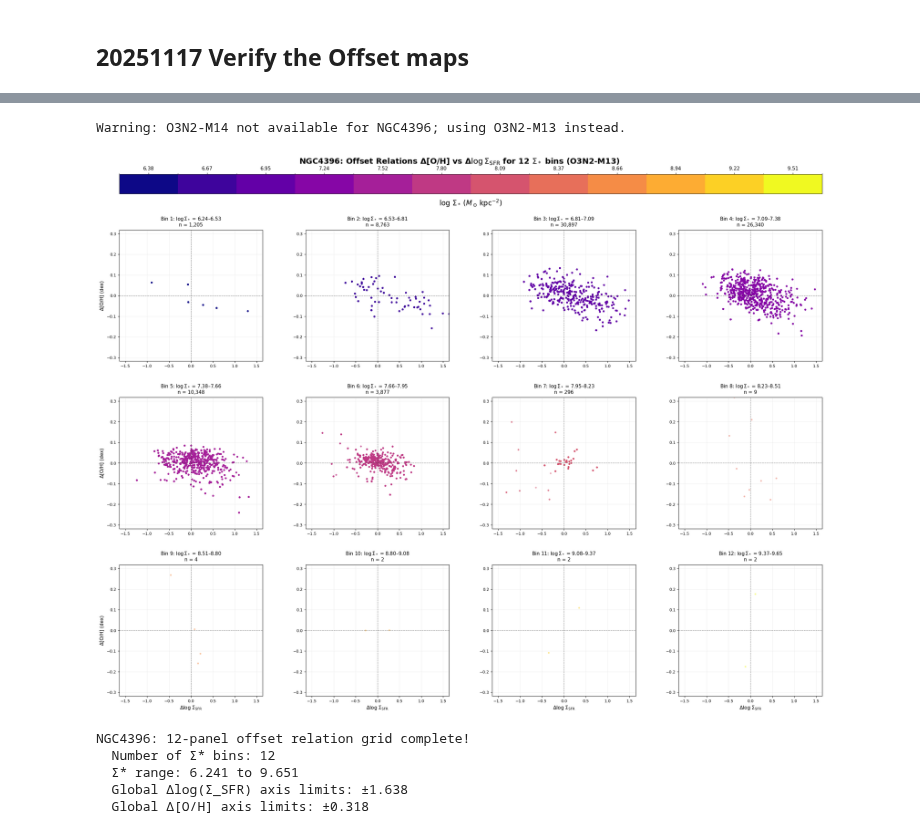
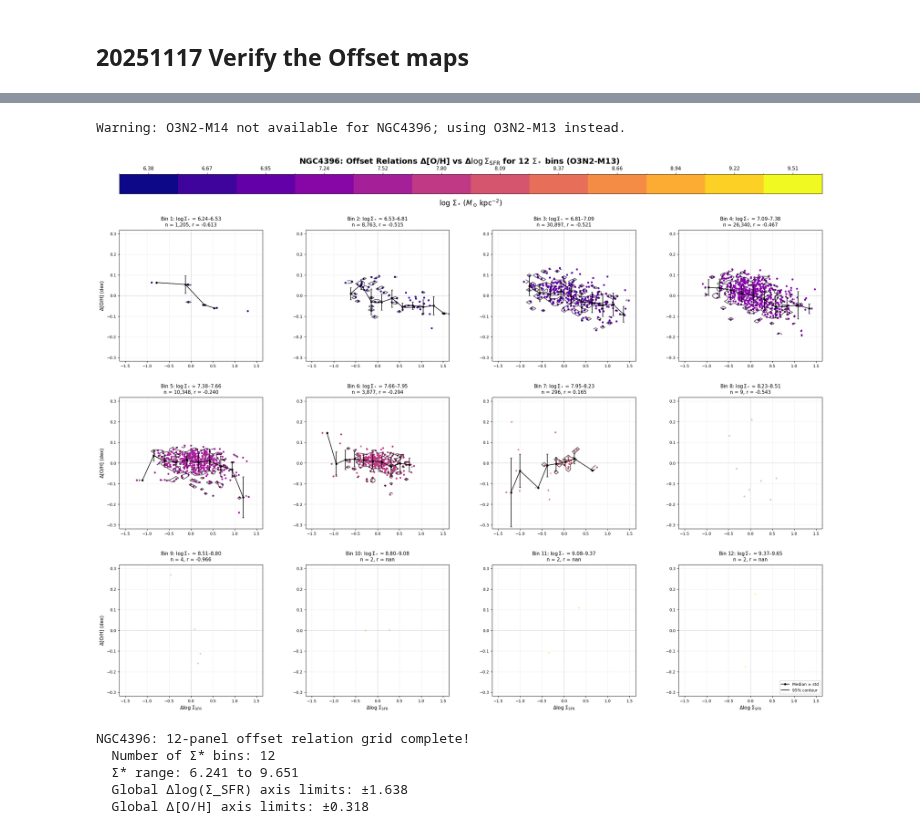
Before and after one commit to Rongjun-ANU/ICRAR-MAUVE, a Jupyter notebook: extended/20251114_NGC4396_SFR_Metallicity_Correlation_Map.ipynb, the cells around one changed output, grey strips where cells are left out. Saved outputs shown, nothing was run; the diff lists cells and outputs as text; code cells hidden in the pictures.

```diff
--- a/extended/20251114_NGC4396_SFR_Metallicity_Correlation_Map.ipynb
+++ b/extended/20251114_NGC4396_SFR_Metallicity_Correlation_Map.ipynb
@@ -1416,6 +1510,8 @@ import numpy as np
 import matplotlib.pyplot as plt
 from matplotlib.colors import BoundaryNorm
 import matplotlib.gridspec as gridspec
+from scipy.stats import pearsonr
+from matplotlib.lines import Line2D
 
 # Only focus on NGC4396 for this visualisation
 galaxies = ['NGC4396']
@@ -1543,6 +1639,13 @@ for gal in galaxies:
             sfr_offset = sfr_bin - sfr_bin_mean
             oh_offset = oh_bin - oh_bin_mean
 
+            # Calculate Pearson correlation for this bin
+            valid_corr = np.isfinite(sfr_offset) & np.isfinite(oh_offset)
+            if np.sum(valid_corr) > 2:
+                pearson_r, pearson_p = pearsonr(sfr_offset[valid_corr], oh_offset[valid_corr])
+            else:
+                pearson_r, pearson_p = np.nan, np.nan
+
             # Get color for this bin
             bin_color = cmap_discrete(norm_discrete(bin_centers[i]))
 
@@ -1550,9 +1653,68 @@ for gal in galaxies:
             ax.scatter(sfr_offset, oh_offset,
                       c=[bin_color], s=15, alpha=0.5, edgecolors='none', rasterized=True)
 
+            # ------------------------------------------------------------------
+            # Calculate median trend with std error bars
+            # ------------------------------------------------------------------
+            n_trend_bins = 10
+            if np.sum(valid_corr) > n_trend_bins:
+                sfr_bins = np.linspace(np.nanmin(sfr_offset[valid_corr]),
+                                      np.nanmax(sfr_offset[valid_corr]), n_trend_bins + 1)
+                sfr_bin_centers = (sfr_bins[:-1] + sfr_bins[1:]) / 2
+
+                medians = []
+                stds = []
+
+                for j in range(n_trend_bins):
+                    mask = (sfr_offset >= sfr_bins[j]) & (sfr_offset < sfr_bins[j+1]) & valid_corr
+                    if np.sum(mask) > 0:
+                        medians.append(np.nanmedian(oh_offset[mask]))
+                        stds.append(np.nanstd(oh_offset[mask]))
+                    else:
+                        medians.append(np.nan)
+                        stds.append(np.nan)
+
+                medians = np.array(medians)
+                stds = np.array(stds)
+
+                # Remove NaN values for plotting
+                valid_trend = np.isfinite(medians) & np.isfinite(stds)
+                if np.sum(valid_trend) > 0:
+                    ax.errorbar(sfr_bin_centers[valid_trend], medians[valid_trend],
+                               yerr=stds[valid_trend],
+                               color='black', linewidth=1.5, marker='o', markersize=4,
+                               capsize=2, capthick=1, zorder=10, alpha=0.9)
+
+            # ------------------------------------------------------------------
+            # Add 95% population contour
+            # ------------------------------------------------------------------
+            if np.sum(valid_corr) > 20:
+                try:
+                    # Create a 2D histogram for contour
+                    H, xedges, yedges = np.histogram2d(sfr_offset[valid_corr], oh_offset[valid_corr],
+                                                       bins=30, density=True)
+
+                    # Calculate cumulative distribution
+                    H_flat = H.flatten()
+                    H_sorted = np.sort(H_flat)[::-1]
+                    H_cumsum = np.cumsum(H_sorted)
+                    H_cumsum /= H_cumsum[-1]
+
+                    # Find threshold for 95% of data
+                    threshold_95 = H_sorted[np.where(H_cumsum >= 0.95)[0][0]]
+
+                    # Create meshgrid for contour
+                    X, Y = np.meshgrid((xedges[:-1] + xedges[1:]) / 2, (yedges[:-1] + yedges[1:]) / 2)
+
+                    # Plot contour
+                    ax.contour(X, Y, H.T, levels=[threshold_95], colors='black',
+                              linewidths=1.5, linestyles='solid', alpha=0.7)
+                except:
+                    pass  # Skip contour if it fails
+
             # Add zero reference lines
-            ax.axhline(0, color='black', linestyle='--', linewidth=1.0, alpha=0.4)
-            ax.axvline(0, color='black', linestyle='--', linewidth=1.0, alpha=0.4)
+            ax.axhline(0, color='gray', linestyle='--', linewidth=1.0, alpha=0.4, zorder=1)
+            ax.axvline(0, color='gray', linestyle='--', linewidth=1.0, alpha=0.4, zorder=1)
 
             # Set symmetric limits (global)
             ax.set_xlim(-global_max_abs_sfr, global_max_abs_sfr)
@@ -1561,9 +1723,9 @@ for gal in galaxies:
             # Grid
             ax.grid(True, alpha=0.2)
 
-            # Title with bin info
+            # Title with bin info and Pearson r
             ax.set_title(f'Bin {i+1}: $\\log\\Sigma_*$ = {sigmaM_bin_edges[i]:.2f}–{sigmaM_bin_edges[i+1]:.2f}\n'
-                        f'n = {n_pixels:,}',
+                        f'n = {n_pixels:,}, r = {pearson_r:.3f}',
                         fontsize=11, pad=8)
 
             # Labels (only on left and bottom edges)
@@ -1583,34 +1745,43 @@ for gal in galaxies:
     # ------------------------------------------------------------------
     # 6.  Create horizontal colorbar at the top
     # ------------------------------------------------------------------
     # Create a dummy mappable for the colorbar
     sm = plt.cm.ScalarMappable(cmap=cmap_discrete, norm=norm_discrete)
     sm.set_array([])
 
     # Add colorbar to the top axis
     cbar = fig.colorbar(sm, cax=cbar_ax, orientation='horizontal')
     cbar.set_label(r'$\log\,\Sigma_* \; (M_\odot\,\mathrm{kpc}^{-2})$', fontsize=16, labelpad=10)
     cbar.set_ticks(bin_centers)
     cbar.set_ticklabels([f'{bc:.2f}' for bc in bin_centers], fontsize=11)
     cbar_ax.xaxis.set_ticks_position('top')
     cbar_ax.xaxis.set_label_position('bottom')
 
     # Overall title
     fig.suptitle(rf'{gal}: Offset Relations Δ[O/H] vs Δ$\log\Sigma_{{\mathrm{{SFR}}}}$ for 12 $\Sigma_*$ bins ({indicator_name})',
                 fontsize=18, y=0.99, fontweight='bold')
 
+    # Add legend to bottom-right subplot explaining the black features
+    legend_elements = [
+        Line2D([0], [0], color='black', linewidth=1.5, marker='o', markersize=4,
+               label='Median ± std'),
+        Line2D([0], [0], color='black', linewidth=1.5, linestyle='solid',
+               label='95% contour')
+    ]
+    axes[-1].legend(handles=legend_elements, loc='lower right', fontsize=9, framealpha=0.9)
+
     # plt.savefig(f'{gal}_offset_relations_12bins_grid.png', dpi=600, bbox_inches='tight')
     # plt.savefig(f'{gal}_offset_relations_12bins_grid.pdf', bbox_inches='tight')
     plt.show()
 
     print(f"\n{gal}: 12-panel offset relation grid complete!")
     print(f"  Number of Σ* bins: {n_bins}")
     print(f"  Σ* range: {sigmaM_min:.3f} to {sigmaM_max:.3f}")
     print(f"  Global Δlog(Σ_SFR) axis limits: ±{global_max_abs_sfr:.3f}")
     print(f"  Global Δ[O/H] axis limits: ±{global_max_abs_oh:.3f}")
 # %% [output]
 Warning: O3N2-M14 not available for NGC4396; using O3N2-M13 instead.
-[figure, old version]
+[figure, new version]
 NGC4396: 12-panel offset relation grid complete!
   Number of Σ* bins: 12
   Σ* range: 6.241 to 9.651
```
Also changed, not shown: parts of 2 cells of this notebook, 12 other files.
